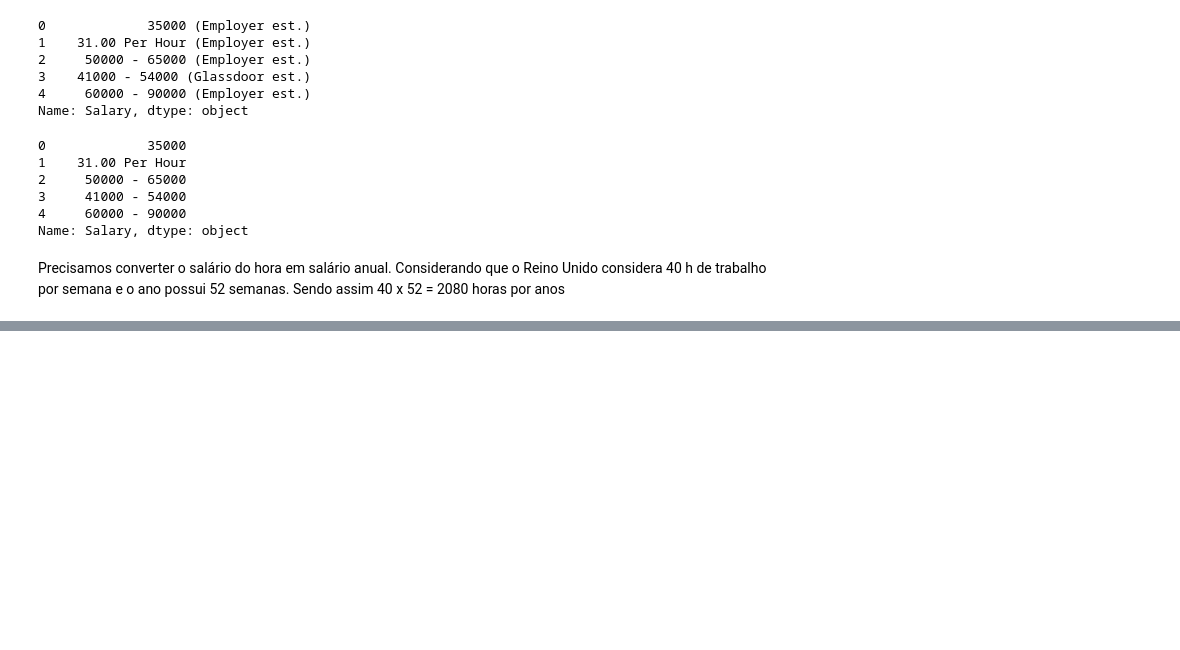
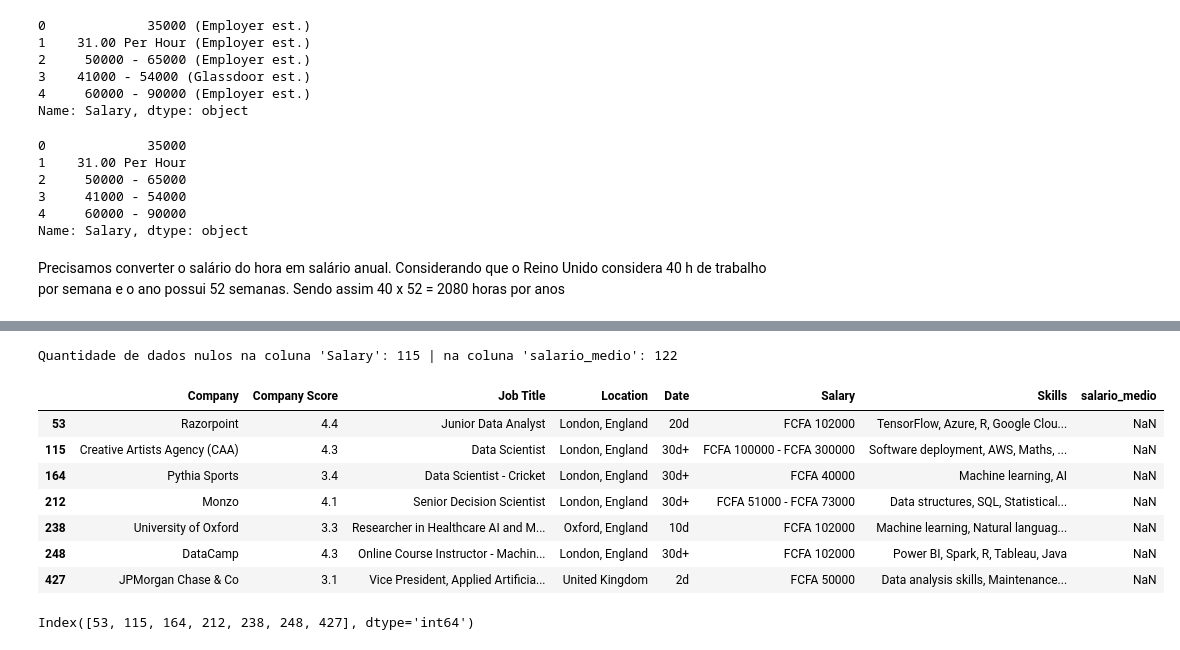
Before and after one commit to Leo-alves2/AnaliseEmpregonoReinoUnido, a Jupyter notebook: analise.ipynb, the cells around one changed output, grey strips where cells are left out. Saved outputs shown, nothing was run; the diff lists cells and outputs as text; code cells hidden in the pictures; blank space fills up the shorter version.

```diff
--- a/analise.ipynb
+++ b/analise.ipynb
@@ -192,0 +309,5 @@ Precisamos converter o salário do hora em salário anual. Considerando que o Re
+# %%
+# Analisando as informações acima, vemos que o salario medio esta com Nan.
+# Vamos utilizar o salario minimo para preencher os dados faltante no salario medio
+
+df['salario_medio'] = df['salario_medio'].fillna(df['salario_min'])
@@ -192,0 +323,4 @@ Precisamos converter o salário do hora em salário anual. Considerando que o Re
+# %%
+# Agora podemos remover as colunas salario minimo e maximo
+
+df.drop(columns=['salario_min', 'salario_max'], inplace=True)
@@ -192,0 +336,47 @@ Precisamos converter o salário do hora em salário anual. Considerando que o Re
+# %%
+# Vamos verificar se perdemos dados com o processo de criação da nova coluna
+# Vamos transformar a coluna Salary em string, para os valores nulos virarem Nan
+
+df['Salary'] = df['Salary'].replace('nan', np.nan)
+# %%
+# Comparando as colunas
+
+antiga = df['Salary'].isna().sum()
+nova = df['salario_medio'].isna().sum()
+
+print(f"Quantidade de dados nulos na coluna 'Salary': {antiga} | na coluna 'salario_medio': {nova}")
+# %% [output]
+Quantidade de dados nulos na coluna 'Salary': 115 | na coluna 'salario_medio': 122
+# %%
+# Vamos verificar quais foram estes dados perdidos
+
+"""
+Serve para filtrar o DataFrame df, e retornar apenas as linhas que atendem a dois critérios combinados. Vamos detalhar:
+
+Desmembrando a Lógica:
+df['salario_medio'].isna()
+→ Retorna True para linhas onde a nova coluna salario_medio está vazia (ou seja, NaN).
+
+df['Salary'].isna()
+→ Retorna True para linhas onde a coluna original Salary está vazia.
+
+~df['Salary'].isna()
+→ O til ~ é um operador lógico NOT.
+Isso inverte o resultado de isna(), ou seja:
+
+Retorna True quando a coluna Salary não está vazia.
+
+&
+→ Operador AND lógico, que exige que ambas as condições sejam verdadeiras.
+"""
+
+df[df['salario_medio'].isna() & ~df['Salary'].isna()]
+# %% [output]
+|  | Company | Company Score | Job Title | Location | Date | Salary | Skills | salario_medio |
+| 53 | Razorpoint | 4.4 | Junior Data Analyst | London, England | 20d | FCFA 102000 | TensorFlow, Azure, R, Google Clou... | NaN |
+| 115 | Creative Artists Agency (CAA) | 4.3 | Data Scientist | London, England | 30d+ | FCFA 100000 - FCFA 300000 | Software deployment, AWS, Maths, ... | NaN |
+| 164 | Pythia Sports | 3.4 | Data Scientist - Cricket | London, England | 30d+ | FCFA 40000 | Machine learning, AI | NaN |
+| 212 | Monzo | 4.1 | Senior Decision Scientist | London, England | 30d+ | FCFA 51000 - FCFA 73000 | Data structures, SQL, Statistical... | NaN |
+| 238 | University of Oxford | 3.3 | Researcher in Healthcare AI and M... | Oxford, England | 10d | FCFA 102000 | Machine learning, Natural languag... | NaN |
+| 248 | DataCamp | 4.3 | Online Course Instructor - Machin... | London, England | 30d+ | FCFA 102000 | Power BI, Spark, R, Tableau, Java | NaN |
+| 427 | JPMorgan Chase & Co | 3.1 | Vice President, Applied Artificia... | United Kingdom | 2d | FCFA 50000 | Data analysis skills, Maintenance... | NaN |
@@ -192,0 +388,4 @@ Precisamos converter o salário do hora em salário anual. Considerando que o Re
+# %%
+indices_com_problema
+# %% [output]
+Index([53, 115, 164, 212, 238, 248, 427], dtype='int64')
```
Also changed, not shown: parts of 41 cells of this notebook.
